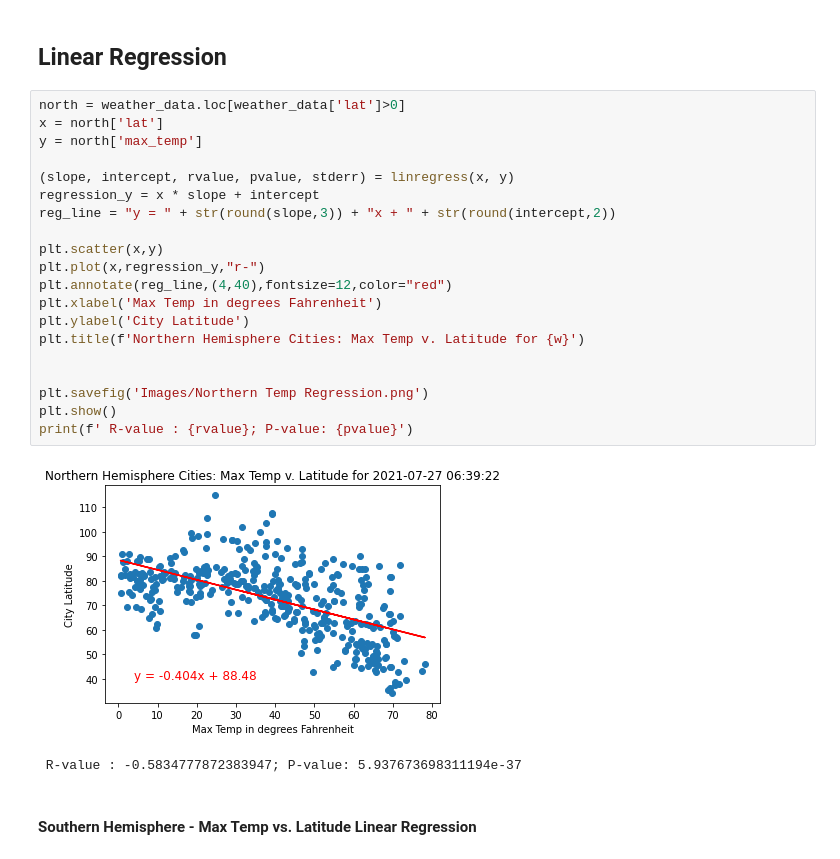
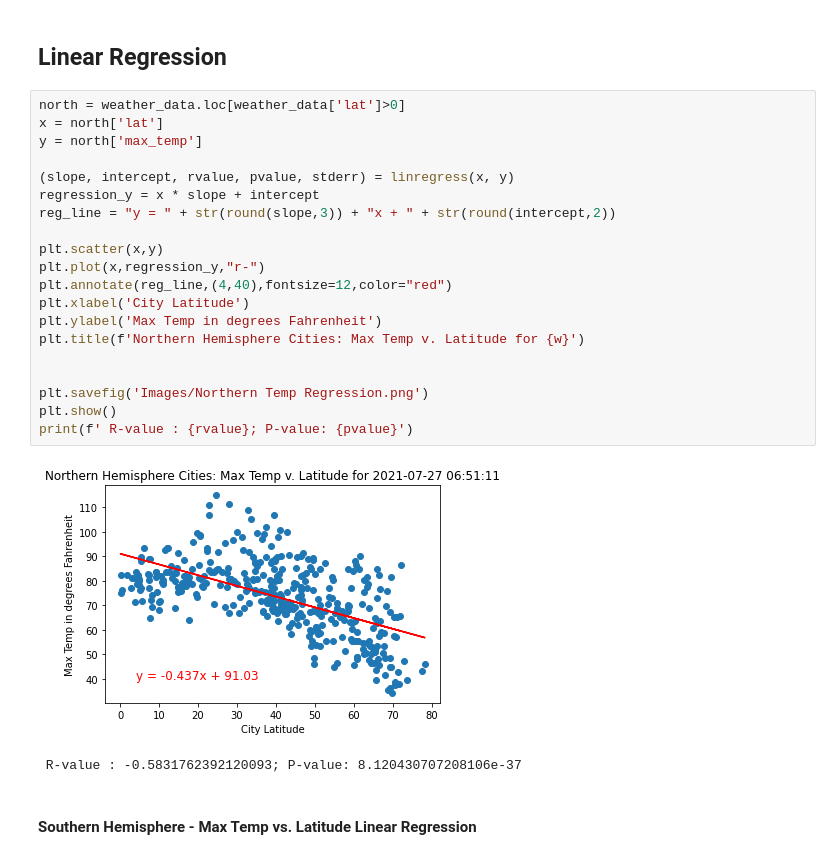
Before and after one commit to Wdepalma/python-api-challenge, a Jupyter notebook: WeatherPy.ipynb, the cells around one changed output. Saved outputs shown, nothing was run; the diff lists cells and outputs as text.

Commit message:
Corrected 1 plot label and re-ran all cells

```diff
--- a/WeatherPy.ipynb
+++ b/WeatherPy.ipynb
@@ -255,26 +255,26 @@ plt.show()
 # %%
 north = weather_data.loc[weather_data['lat']>0]
 x = north['lat']
 y = north['max_temp']
 
 (slope, intercept, rvalue, pvalue, stderr) = linregress(x, y)
 regression_y = x * slope + intercept
 reg_line = "y = " + str(round(slope,3)) + "x + " + str(round(intercept,2))
 
 plt.scatter(x,y)
 plt.plot(x,regression_y,"r-")
 plt.annotate(reg_line,(4,40),fontsize=12,color="red")
-plt.xlabel('Max Temp in degrees Fahrenheit')
-plt.ylabel('City Latitude')
+plt.xlabel('City Latitude')
+plt.ylabel('Max Temp in degrees Fahrenheit')
 plt.title(f'Northern Hemisphere Cities: Max Temp v. Latitude for {w}')
 
 
 plt.savefig('Images/Northern Temp Regression.png')
 plt.show()
 print(f' R-value : {rvalue}; P-value: {pvalue}')
 # %% [output]
-[figure, old version]
+[figure, new version]
- R-value : -0.5834777872383947; P-value: 5.937673698311194e-37
+ R-value : -0.5831762392120093; P-value: 8.120430707208106e-37
 # %% [markdown]
 ####  Southern Hemisphere - Max Temp vs. Latitude Linear Regression
 # %%
```
Also changed, not shown: parts of 16 cells of this notebook, 13 other files.
